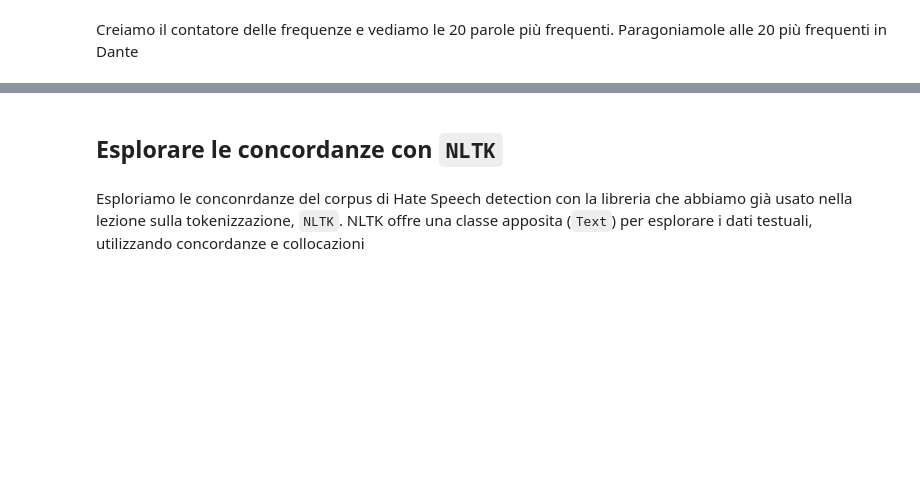
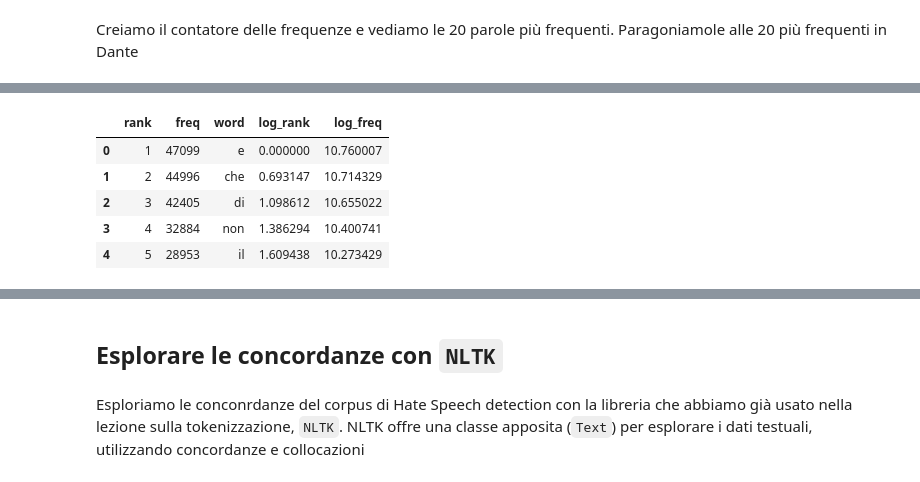
Before and after one commit to francescomambrini/myclasses, a Jupyter notebook: CompLing/lexical_distribution.ipynb, the cells around one changed output, grey strips where cells are left out. Cells and saved outputs as stored; diff of their text form; code cells hidden in the pictures; blank space fills up the shorter version.

```diff
--- a/CompLing/lexical_distribution.ipynb
+++ b/CompLing/lexical_distribution.ipynb
@@ -195,0 +229,10 @@ se (20158)      più (661)
+# %%
+ytdf = get_rank_table(cyt)
+ytdf.head()
+# %% [output]
+|  | rank | freq | word | log_rank | log_freq |
+| 0 | 1 | 47099 | e | 0.000000 | 10.760007 |
+| 1 | 2 | 44996 | che | 0.693147 | 10.714329 |
+| 2 | 3 | 42405 | di | 1.098612 | 10.655022 |
+| 3 | 4 | 32884 | non | 1.386294 | 10.400741 |
+| 4 | 5 | 28953 | il | 1.609438 | 10.273429 |
```
Also changed, not shown: parts of 49 cells of this notebook, 3 other files.
